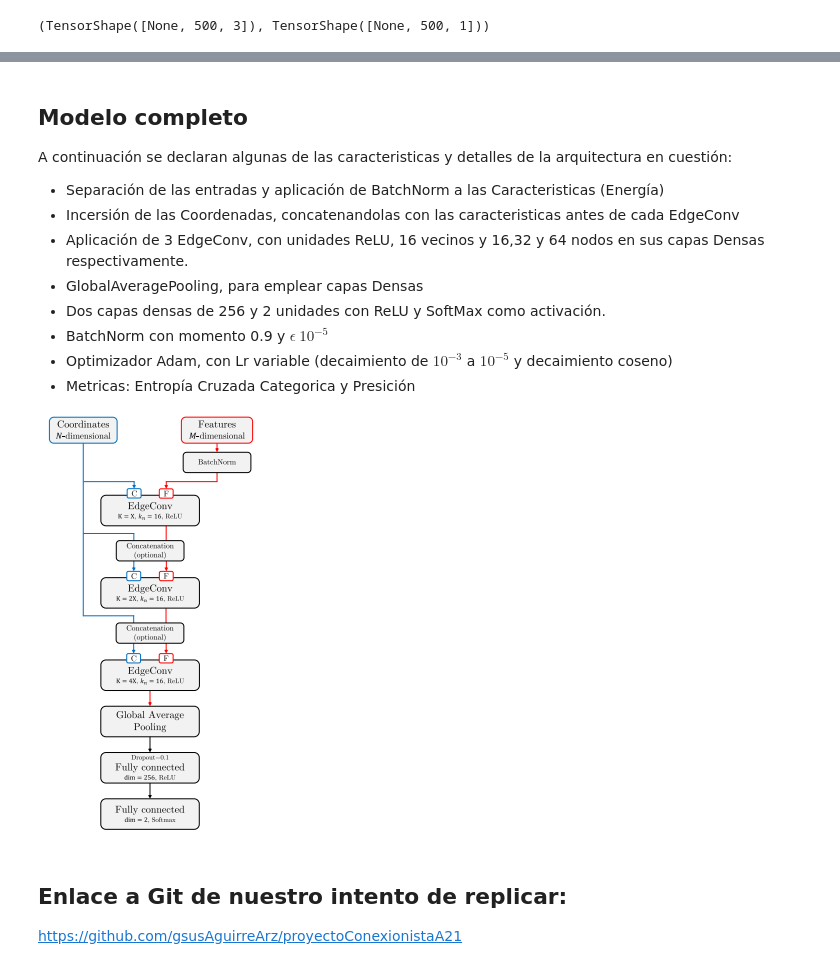
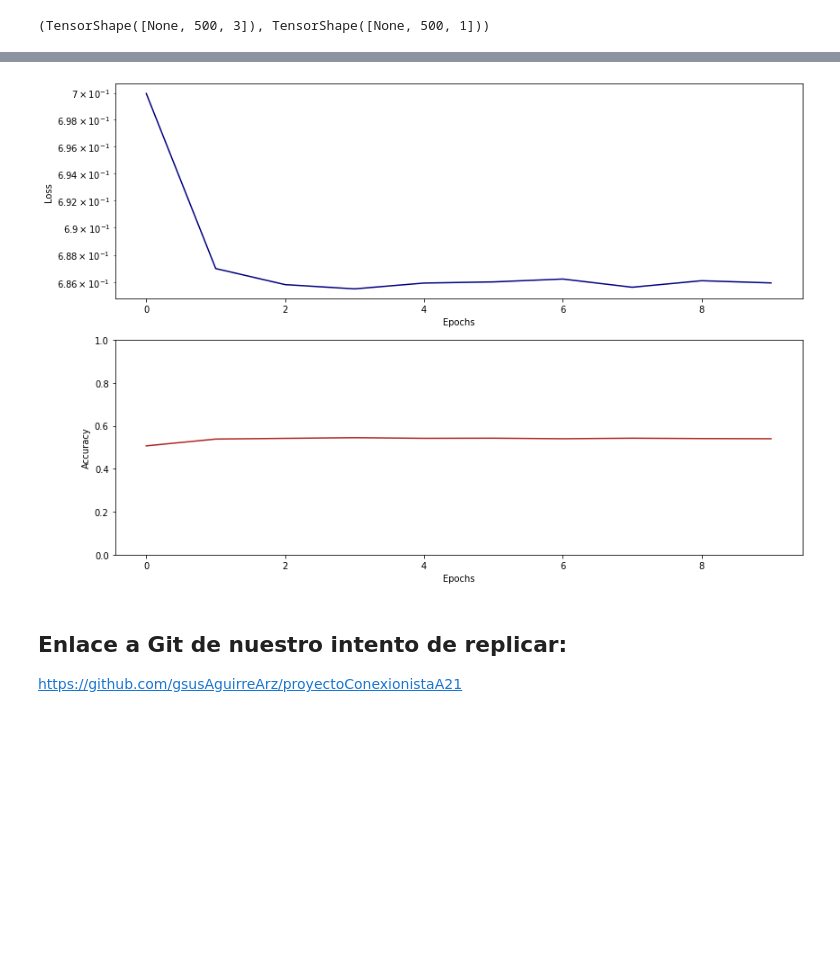
Before and after one commit to gsusAguirreArz/proyectoConexionistaA21, a Jupyter notebook: mainColab.ipynb, the cells around one changed output, grey strips where cells are left out. Cells and saved outputs as stored; diff of their text form; code cells hidden in the pictures; blank space fills up the shorter version.

```diff
--- a/mainColab.ipynb
+++ b/mainColab.ipynb
@@ -196,19 +307,16 @@ class MyModel(tf.keras.Model):
   def __init__(self):
     super(MyModel, self).__init__()
 
-    self.edge1 = edgeConv.EdgeConv(f1, next_neighbors=16)
-    self.edge2 = edgeConv.EdgeConv(f2, next_neighbors=16)
-    self.edge3 = edgeConv.EdgeConv(f3, next_neighbors=16)
+    self.edge1 = EdgeConv(lambda a: kernel_nn(a, nodes=16), next_neighbors=16)
+    self.edge2 = EdgeConv(lambda a: kernel_nn(a, nodes=32), next_neighbors=16)
+    self.edge3 = EdgeConv(lambda a: kernel_nn(a, nodes=64), next_neighbors=16)
     self.drop1  = lay.Dropout(0.1)
     self.batch1 = lay.BatchNormalization(momentum=0.9, epsilon=1e-5)
-    self.batch2 = lay.BatchNormalization(momentum=0.9, epsilon=1e-5)
-    self.batch3 = lay.BatchNormalization(momentum=0.9, epsilon=1e-5)
-    self.batch4 = lay.BatchNormalization(momentum=0.9, epsilon=1e-5)
 
-    self.GAP1D  = lay.GlobalAveragePooling1D( )
+
+    self.GAP1D  = lay.GlobalAveragePooling1D(data_format='channels_first' )
     self.Dense1  = lay.Dense(256,activation='relu')
     self.Dense2  = lay.Dense(2,activation='softmax')
-
 
 
 
@@ -218,13 +326,11 @@ class MyModel(tf.keras.Model):
     feats = self.batch1(feats)
 
     x =  self.edge1([points,feats])
-    x =  self.batch2(x)
-
+    x =  lay.Activation("ReLU")(x)
     x =  self.edge2([points,x])
-    x =  self.batch3(x)
-
+    x =  lay.Activation("ReLU")(x)
     x =  self.edge3([points,x])
-    x =  self.batch4(x)
+    x =  lay.Activation("ReLU")(x)
 
     x  = self.GAP1D(x)
     x  = self.Dense1(x)
@@ -261,9 +367,6 @@ Non-trainable params: 226
 _________________________________________________________________
 # %%
 #Caída del LR
-lr_schedule = tf.keras.optimizers.schedules.CosineDecay(
-    1e-4,
-    decay_steps=1000)
-
+lr_schedule = tf.keras.optimizers.schedules.CosineDecay(1e-4,decay_steps=1000)
 
 model_C.compile(loss= "categorical_crossentropy",metrics="acc", optimizer=keras.optimizers.Adam(learning_rate=lr_schedule))
@@ -274,4 +373,4 @@ X_train[:,:,0:3].shape,np.reshape(X_train[:,:,3],(-1,500,1)).shape, y_train[0:,:
 # %%
-model_C.fit([X_train[:,:,:0:3], np.reshape(X_train[:,:,3],(-1,500,1))], y_train[:,:], epochs=10, batch_size=64)
+hist2 = model_C.fit(train_input_data, y_train, epochs=10, batch_size=64)
 # %% [output]
 Epoch 1/10
@@ -316,16 +402,8 @@ Presumimos que aquellos más similares se aproximarán en cada iteración, como
-# %% [markdown]
-## Modelo completo
-A continuación se declaran algunas de las caracteristicas y detalles de la arquitectura en cuestión:
-- Separación de las entradas y aplicación de BatchNorm a las Caracteristicas (Energía)
-- Incersión de las Coordenadas, concatenandolas con las caracteristicas antes de cada EdgeConv
-- Aplicación de 3 EdgeConv, con unidades ReLU, 16 vecinos y  16,32 y 64 nodos en sus capas Densas respectivamente.
-- GlobalAveragePooling, para emplear capas Densas
-- Dos capas densas de 256 y 2 unidades con ReLU y SoftMax como activación.
-- BatchNorm con momento 0.9 y $\epsilon \ 10^{-5}$
-- Optimizador Adam, con Lr variable (decaimiento de $10^{-3}$ a $10^{-5}$ y decaimiento coseno)
-- Metricas: Entropía Cruzada Categorica y Presición
-
-![Arquitectura1.PNG](embedded-picture-1)
+# %%
+fig = plot_hist(hist2.history)
+fig.savefig("./history2.png")
+# %% [output]
+[figure, added]
 # %% [markdown]
 ## Enlace a Git de nuestro intento de replicar:
 https://github.com/gsusAguirreArz/proyectoConexionistaA21
```
Also changed, not shown: parts of 52 cells of this notebook.
